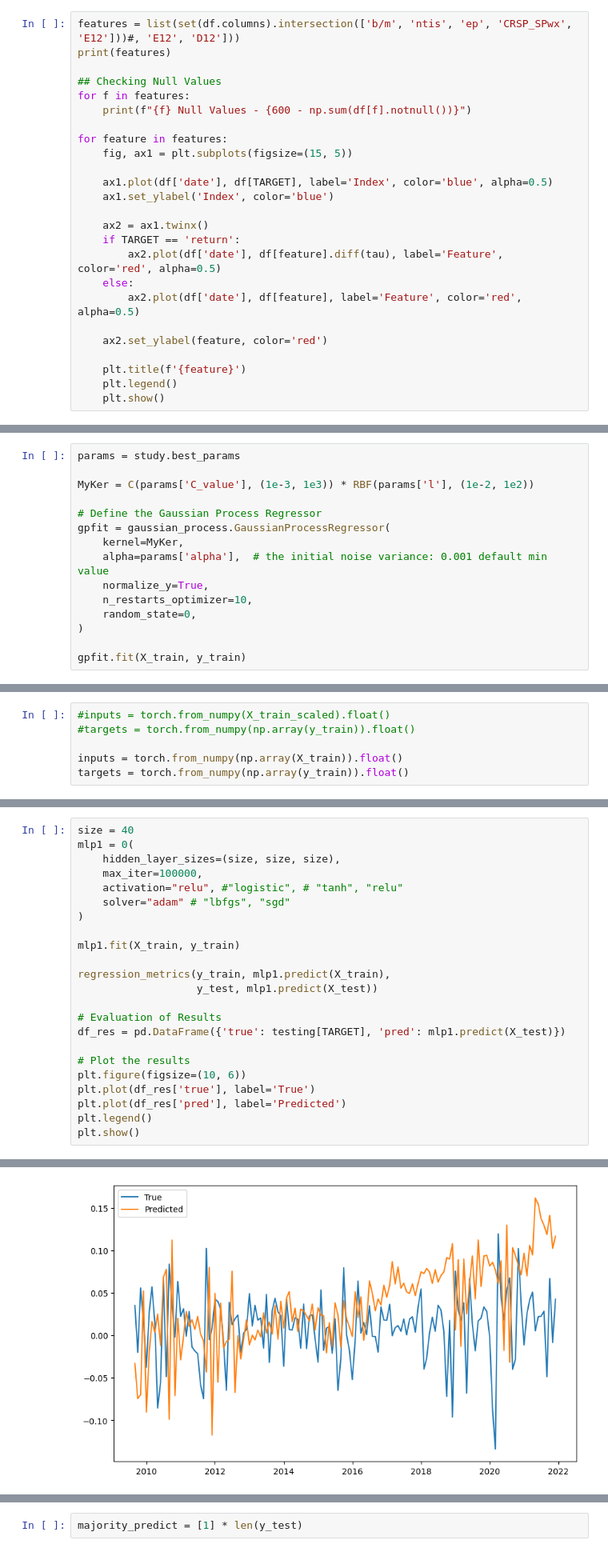
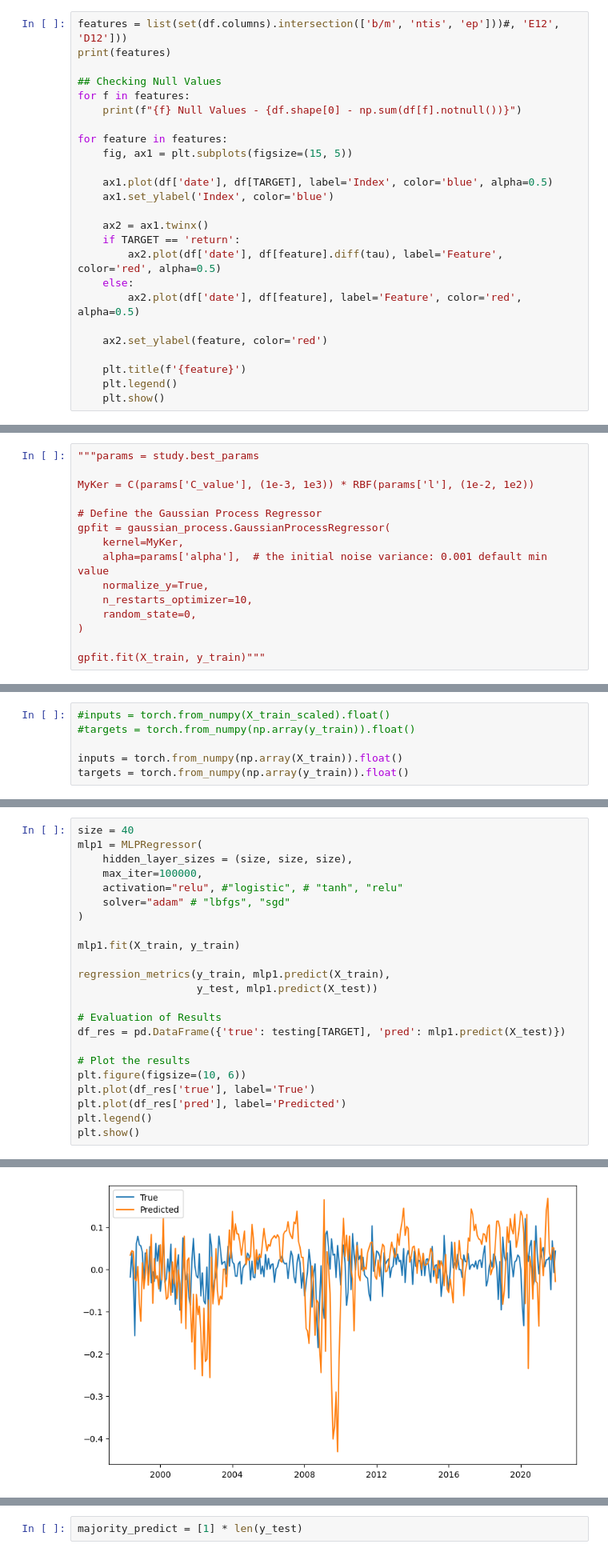
Before and after one commit to jonnycodd99/ML-for-Finance, a Jupyter notebook: Homework 1/01. Question 3.ipynb, the cells around one changed output, grey strips where cells are left out. Shown at 80% size. Saved outputs shown, nothing was run; the diff lists cells and outputs as text.

```diff
--- a/Homework 1/01. Question 3.ipynb
+++ b/Homework 1/01. Question 3.ipynb
@@ -150,12 +150,12 @@ Index(['yyyymm', 'Index', 'D12', 'E12', 'b/m', 'tbl', 'AAA', 'BAA', 'lty',
        'direction', 'year'],
       dtype='object')
 # %%
-features = list(set(df.columns).intersection(['b/m', 'ntis', 'ep', 'CRSP_SPwx', 'E12']))#, 'E12', 'D12']))
+features = list(set(df.columns).intersection(['b/m', 'ntis', 'ep']))#, 'E12', 'D12']))
 print(features)
 
 ## Checking Null Values
 for f in features:
-    print(f"{f} Null Values - {600 - np.sum(df[f].notnull())}")
+    print(f"{f} Null Values - {df.shape[0] - np.sum(df[f].notnull())}")
 
 for feature in features:
     fig, ax1 = plt.subplots(figsize=(15, 5))
@@ -569,5 +552,5 @@ RuntimeError: Encountered zero total variance in all trees.
 # %%
-params = study.best_params
+"""params = study.best_params
 
 MyKer = C(params['C_value'], (1e-3, 1e3)) * RBF(params['l'], (1e-2, 1e2))
 
@@ -580,5 +563,5 @@ gpfit = gaussian_process.GaussianProcessRegressor(
     random_state=0,
 )
 
-gpfit.fit(X_train, y_train)
+gpfit.fit(X_train, y_train)"""
 # %% [output]
@@ -730,7 +711,7 @@ fig.show()
 # %%
 size = 40
-mlp1 = 0(
-    hidden_layer_sizes=(size, size, size),
+mlp1 = MLPRegressor(
+    hidden_layer_sizes = (size, size, size),
     max_iter=100000,
     activation="relu", #"logistic", # "tanh", "relu"
     solver="adam" # "lbfgs", "sgd"
@@ -761,4 +742,4 @@ plt.show()
-[figure, old version]
+[figure, new version]
 # %%
 # Alternative using nnet with one hidden layer with size many nodes + skip layer
 # Parameters to tune: size, weight decay (a regularization of tyoe L2 in penalty funct that shrinks weights)
```
Also changed, not shown: parts of 66 cells of this notebook, 1 other file.
